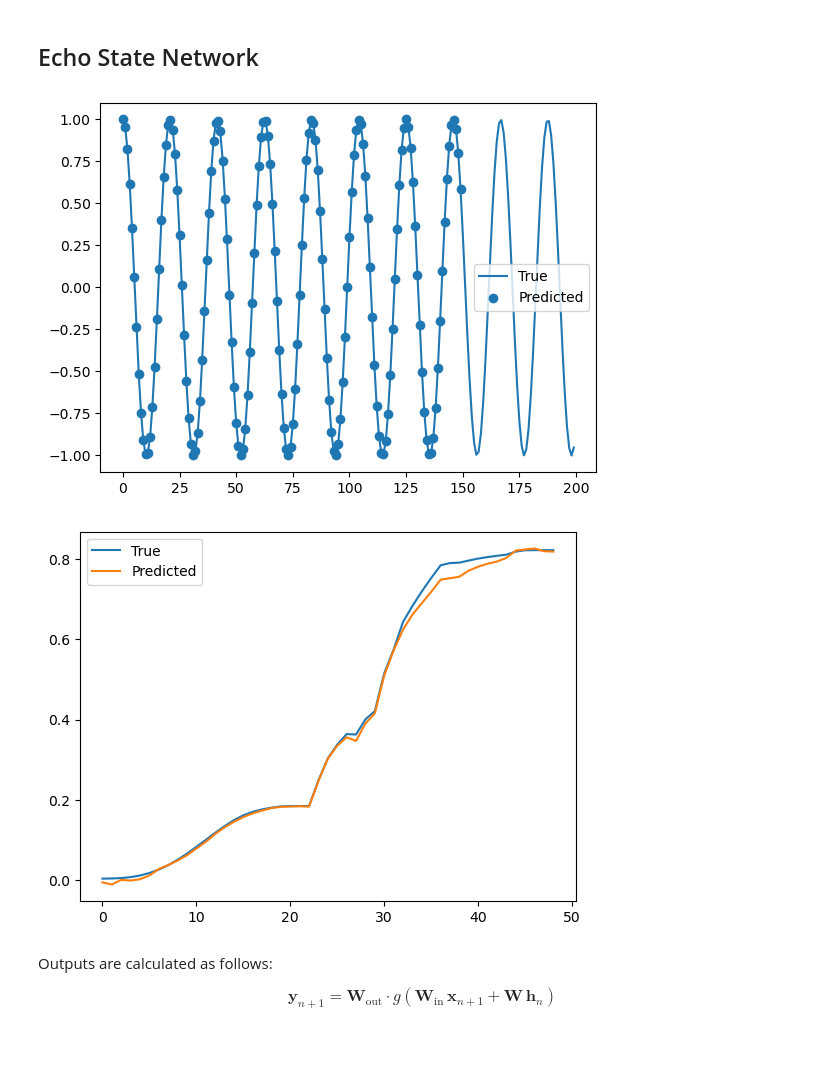
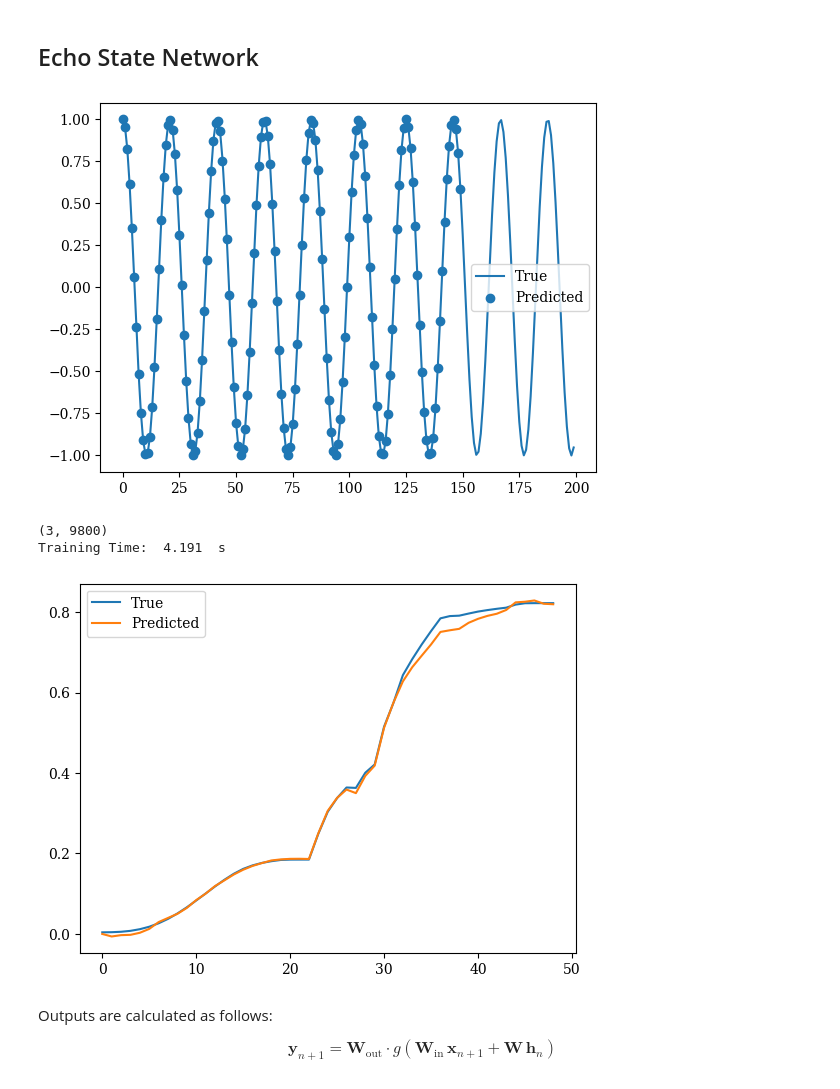
Before and after one commit to ttahseen/oasis-rt-surrogate, a Jupyter notebook: elm copy.ipynb, the cells around one changed output. Cells and saved outputs as stored; diff of their text form; code cells hidden in the pictures; blank space fills up the shorter version.

```diff
--- a/elm copy.ipynb
+++ b/elm copy.ipynb
@@ -651,8 +647,3 @@ len(number_training_examples)
-# %%
-plt.rcParams.update({
-    "text.usetex": False,
-    "font.family": "serif"
-})
 # %%
 import numpy as np
 import matplotlib as mpl
@@ -956,7 +1018,7 @@ plt.scatter(range(Y_pred.shape[1]), Y_pred[2, :].flatten(), label='Predicted')
 plt.legend()
 plt.show()
 # %% [output]
-[figure, old version]
+[figure, new version]
 # %%
 class EchoStateNetwork:
     def __init__(self, input_dim, reservoir_size, output_dim, spectral_radius=0.95, sparsity=0.1, input_scaling=1.0, regularization=1e-8):
@@ -1021,36 +1083,40 @@ num_training_sequences = 200
 num_test_sequences = 50
 
 X_train = train_x[0, :, :].T
 Y_train = train_y[0, :-1, :].T
 X_test = train_x[1, :, :].T
 Y_test = train_y[1, :-1, :].T
 
 X_train = train_x[:num_training_sequences, :, :].reshape(num_training_sequences*49, 3).T
 Y_train = train_y[:num_training_sequences, :-1, :].reshape(num_training_sequences*49, 2).T
 X_test = test_x[:num_test_sequences, :, :].reshape(num_test_sequences*49, 3).T
 Y_test = test_y[:num_test_sequences, :-1, :].reshape(num_test_sequences*49, 2).T
 print(X_train.shape)
 
 # Instantiate the ESN
 esn = EchoStateNetwork(input_dim, reservoir_size, output_dim, spectral_radius=0.9, sparsity=0.1)
 
 # Train the ESN
-esn.fit(X_train, Y_train, washout=0)
-
+training_start = time.time()
+esn.fit(X_train, Y_train, washout=150)
+training_end = time.time()
+print("Training Time: ", np.round(training_end - training_start, 3), " s")
 # Make predictions
 Y_pred = esn.predict(X_test, washout=0)
 
 # Plot the results
 import matplotlib.pyplot as plt
 X_test_reshape = X_test.reshape(3, 50, 49)
 Y_test_reshape = Y_test.reshape(2, 50, 49)
 Y_pred_reshape = Y_pred.reshape(2, 50, 49)
 plt.plot(range(49), Y_test_reshape[1, 31, :].flatten(), label='True')
 plt.plot(range(49), Y_pred_reshape[1, 31, :].flatten(), label='Predicted')
 plt.legend()
 plt.show()
 # %% [output]
+(3, 9800)
+Training Time:  4.191  s
-[figure, old version]
+[figure, new version]
 # %% [markdown]
 Outputs are calculated as follows:
 
```
Also changed, not shown: parts of 5 cells of this notebook.
